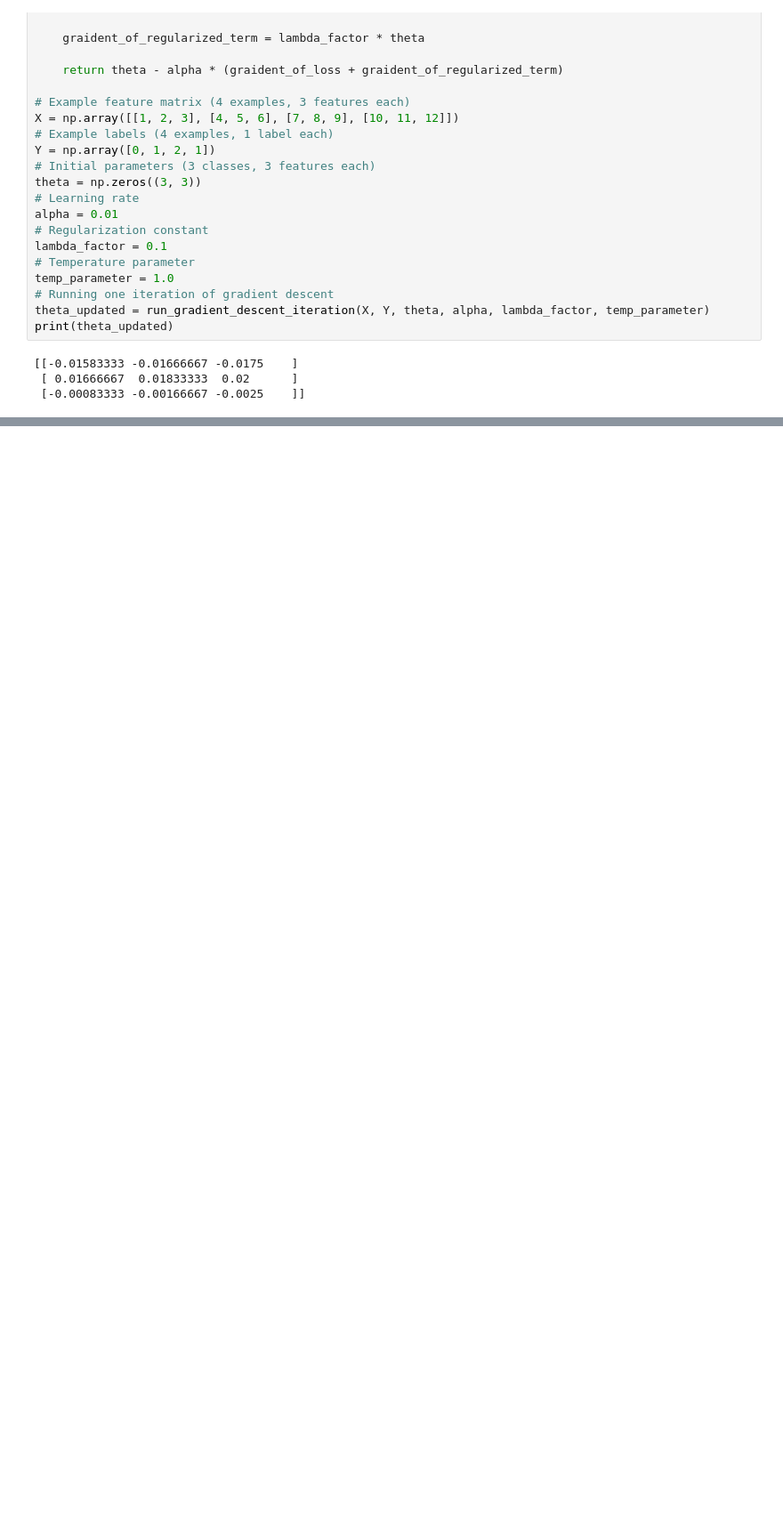
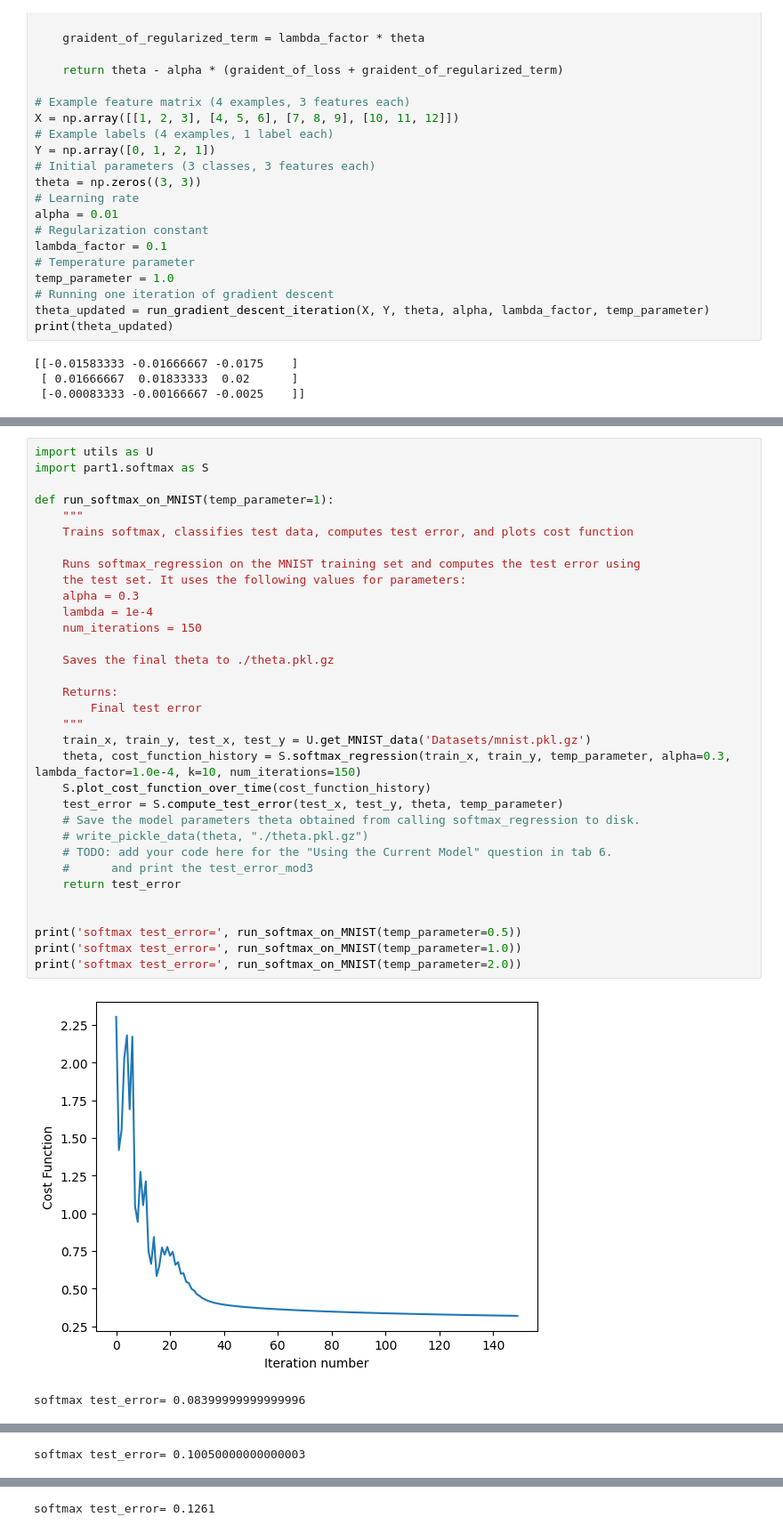
Before and after one commit to N0-man/MIT-MachineLearning-MicroMasters, a Jupyter notebook: Project 2 Digit Recognition/mnist/mnist.ipynb, the cells around one changed output, grey strips where cells are left out. Shown at 89% size. Saved outputs shown, nothing was run; the diff lists cells and outputs as text; blank space fills up the shorter version.

Commit message:
[proj2] test at varying temperature

```diff
--- a/Project 2 Digit Recognition/mnist/mnist.ipynb
+++ b/Project 2 Digit Recognition/mnist/mnist.ipynb
@@ -841,0 +852,36 @@ print(theta_updated)
+# %%
+import utils as U
+import part1.softmax as S
+
+def run_softmax_on_MNIST(temp_parameter=1):
+    """
+    Trains softmax, classifies test data, computes test error, and plots cost function
+
+    Runs softmax_regression on the MNIST training set and computes the test error using
+    the test set. It uses the following values for parameters:
+    alpha = 0.3
+    lambda = 1e-4
+    num_iterations = 150
+
+    Saves the final theta to ./theta.pkl.gz
+
+    Returns:
+        Final test error
+    """
+    train_x, train_y, test_x, test_y = U.get_MNIST_data('Datasets/mnist.pkl.gz')
+    theta, cost_function_history = S.softmax_regression(train_x, train_y, temp_parameter, alpha=0.3, lambda_factor=1.0e-4, k=10, num_iterations=150)
+    S.plot_cost_function_over_time(cost_function_history)
+    test_error = S.compute_test_error(test_x, test_y, theta, temp_parameter)
+    # Save the model parameters theta obtained from calling softmax_regression to disk.
+    # write_pickle_data(theta, "./theta.pkl.gz")
+    # TODO: add your code here for the "Using the Current Model" question in tab 6.
+    #      and print the test_error_mod3
+    return test_error
+
+
+print('softmax test_error=', run_softmax_on_MNIST(temp_parameter=0.5))
+print('softmax test_error=', run_softmax_on_MNIST(temp_parameter=1.0))
+print('softmax test_error=', run_softmax_on_MNIST(temp_parameter=2.0))
+# %% [output]
+[figure, added]
+softmax test_error= 0.08399999999999996
@@ -841,0 +889 @@ print(theta_updated)
+softmax test_error= 0.10050000000000003
@@ -841,0 +891 @@ print(theta_updated)
+softmax test_error= 0.1261
```
Also changed, not shown: parts of 2 cells of this notebook, 2 other files.
